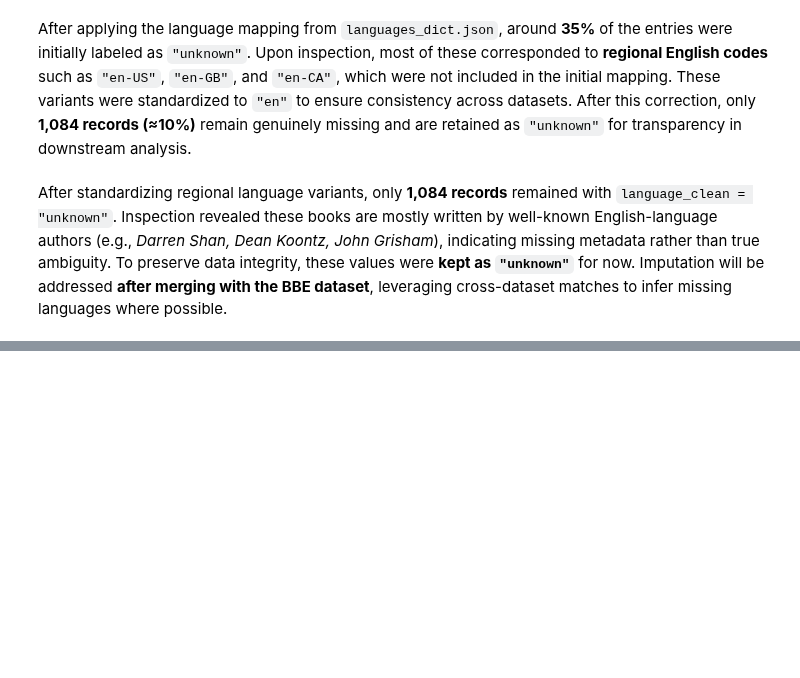
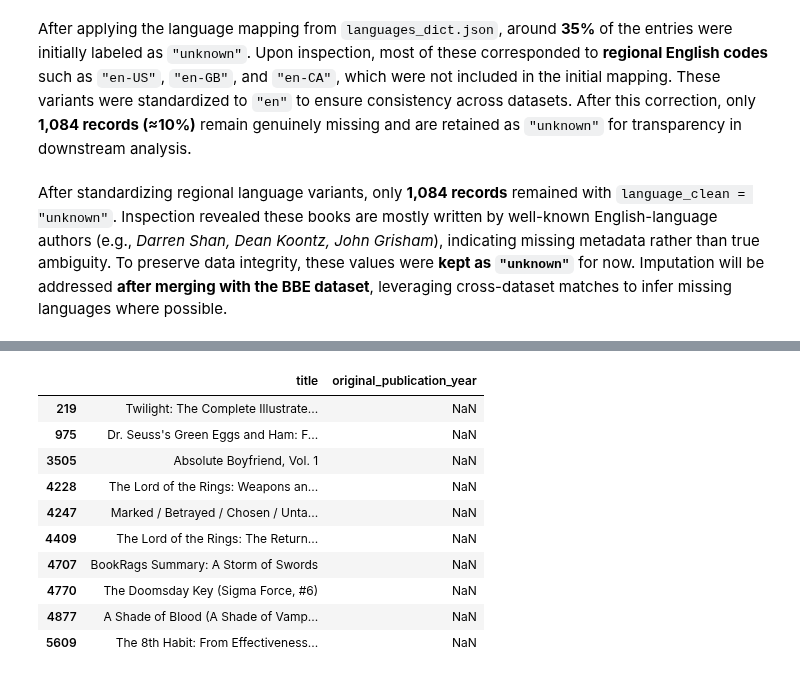
Before and after one commit to larevolucia/bookwise-analytics, a Jupyter notebook: notebooks/02_Data_Cleaning.ipynb, the cells around one changed output, grey strips where cells are left out. Cells and saved outputs as stored; diff of their text form; code cells hidden in the pictures; blank space fills up the shorter version.

```diff
--- a/notebooks/02_Data_Cleaning.ipynb
+++ b/notebooks/02_Data_Cleaning.ipynb
@@ -2086,0 +2112,14 @@ drop_gb_cols.append('language_code')
+# %%
+books_clean.loc[books_clean['original_publication_year'].isna(), ['title','original_publication_year']].head(10)
+# %% [output]
+|  | title | original_publication_year |
+| 219 | Twilight: The Complete Illustrate... | NaN |
+| 975 | Dr. Seuss's Green Eggs and Ham: F... | NaN |
+| 3505 | Absolute Boyfriend, Vol. 1 | NaN |
+| 4228 | The Lord of the Rings: Weapons an... | NaN |
+| 4247 | Marked / Betrayed / Chosen / Unta... | NaN |
+| 4409 | The Lord of the Rings: The Return... | NaN |
+| 4707 | BookRags Summary: A Storm of Swords | NaN |
+| 4770 | The Doomsday Key (Sigma Force, #6) | NaN |
+| 4877 | A Shade of Blood (A Shade of Vamp... | NaN |
+| 5609 | The 8th Habit: From Effectiveness... | NaN |
```
Also changed, not shown: parts of 8 cells of this notebook.
